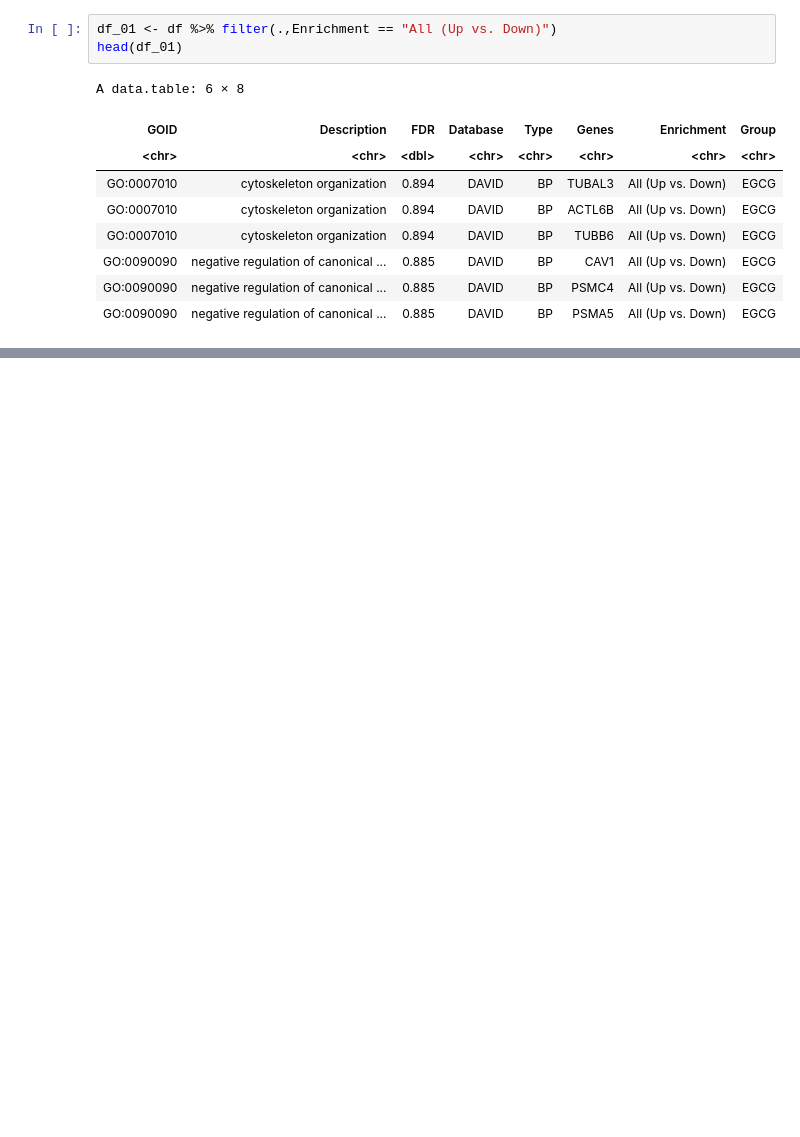
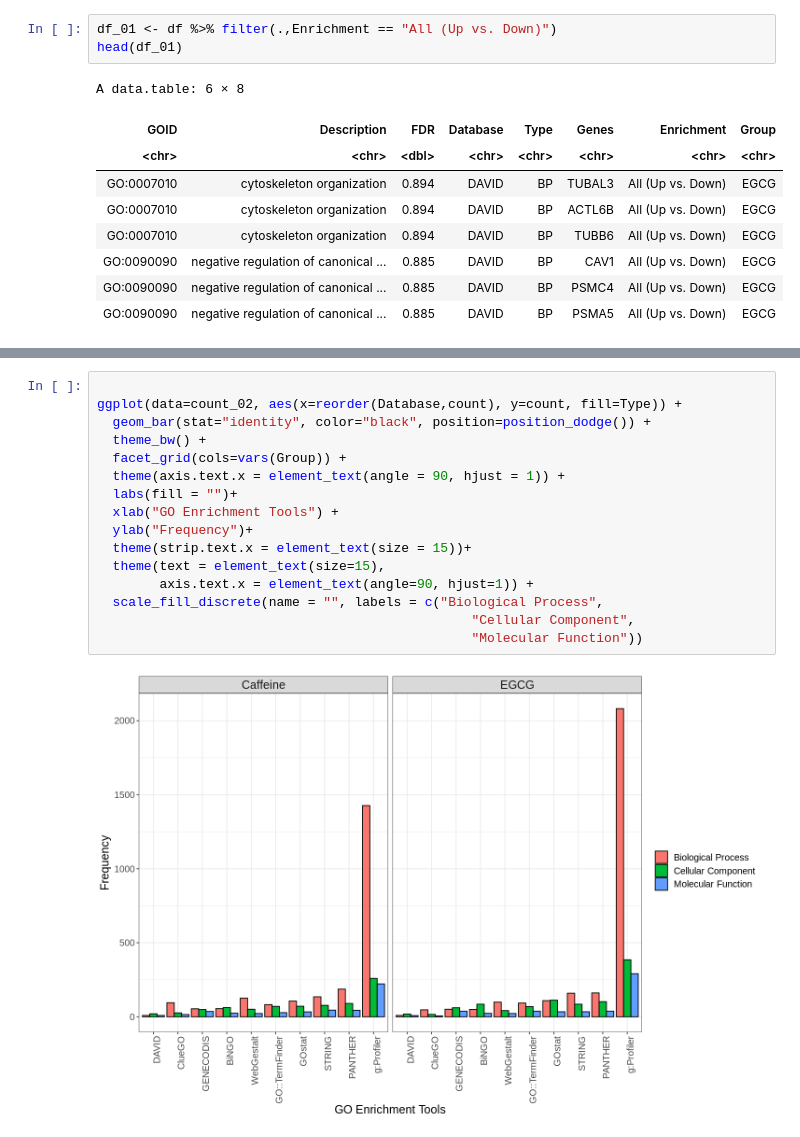
Before and after one commit to kittisaktaoma/GO-tools-comparsion, a Jupyter notebook: GO_tools_Comparison.ipynb, the cells around one changed output, grey strips where cells are left out. Cells and saved outputs as stored; diff of their text form; blank space fills up the shorter version.

```diff
--- a/GO_tools_Comparison.ipynb
+++ b/GO_tools_Comparison.ipynb
@@ -91,0 +149,18 @@ A data.frame: 871 × 3
+# %%
+
+ggplot(data=count_02, aes(x=reorder(Database,count), y=count, fill=Type)) +
+  geom_bar(stat="identity", color="black", position=position_dodge()) +
+  theme_bw() +
+  facet_grid(cols=vars(Group)) +
+  theme(axis.text.x = element_text(angle = 90, hjust = 1)) +
+  labs(fill = "")+
+  xlab("GO Enrichment Tools") +
+  ylab("Frequency")+
+  theme(strip.text.x = element_text(size = 15))+
+  theme(text = element_text(size=15),
+        axis.text.x = element_text(angle=90, hjust=1)) +
+  scale_fill_discrete(name = "", labels = c("Biological Process",
+                                                "Cellular Component",
+                                                "Molecular Function"))
+# %% [output]
+[figure, added]
```
Also changed, not shown: parts of 10 cells of this notebook.
